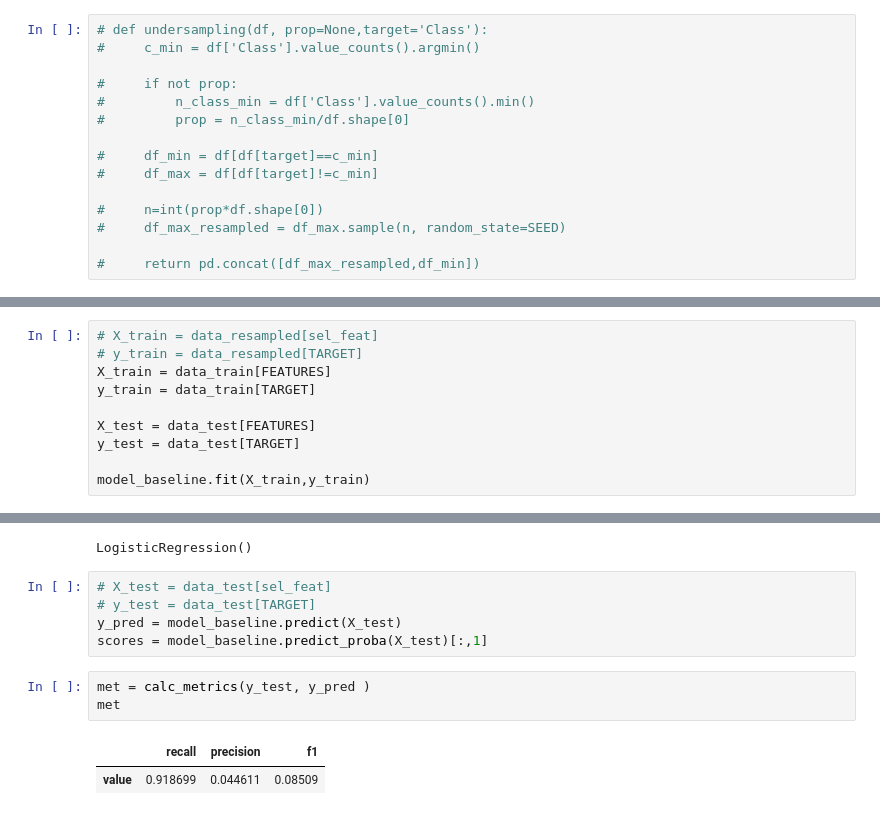
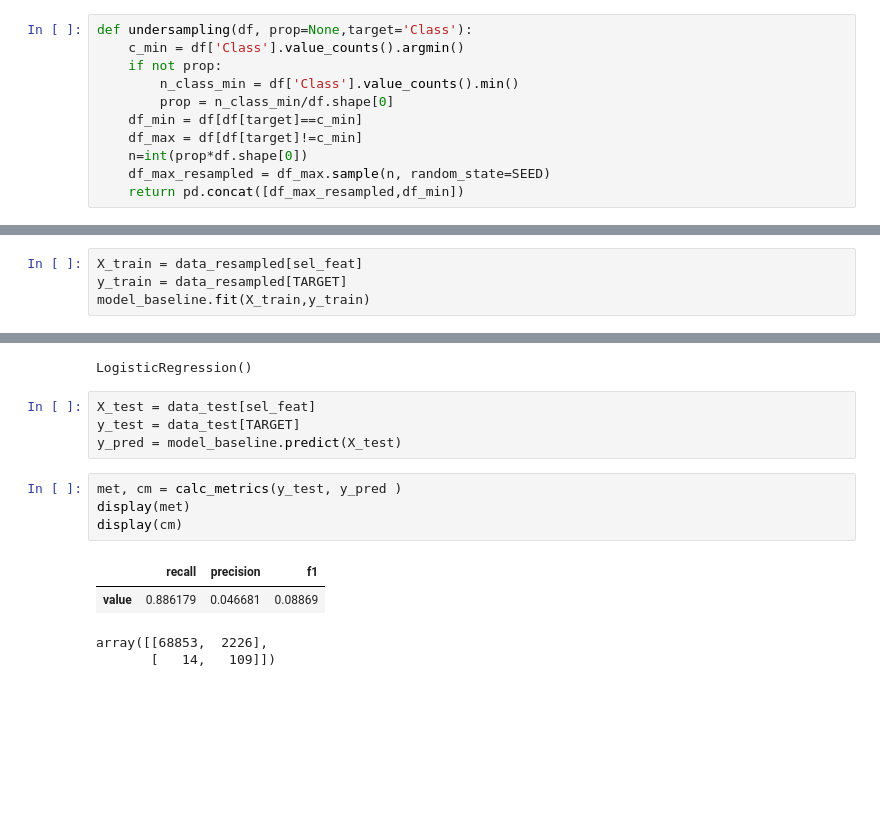
Before and after one commit to thomasport/fraud_detection, a Jupyter notebook: analysis/analysis.ipynb, the cells around one changed output, grey strips where cells are left out. Drawn from its saved outputs; the diff is of its cells as text; blank space fills up the shorter version.

```diff
--- a/analysis/analysis.ipynb
+++ b/analysis/analysis.ipynb
@@ -229,18 +186,14 @@ def conf_mat(y_true, y_pred, figsize=(5,5)):
 # %%
-# def undersampling(df, prop=None,target='Class'):
-#     c_min = df['Class'].value_counts().argmin()
-
-#     if not prop:
-#         n_class_min = df['Class'].value_counts().min()
-#         prop = n_class_min/df.shape[0]
-
-#     df_min = df[df[target]==c_min]
-#     df_max = df[df[target]!=c_min]
-
-#     n=int(prop*df.shape[0])
-#     df_max_resampled = df_max.sample(n, random_state=SEED)
-
-#     return pd.concat([df_max_resampled,df_min])
+def undersampling(df, prop=None,target='Class'):
+    c_min = df['Class'].value_counts().argmin()
+    if not prop:
+        n_class_min = df['Class'].value_counts().min()
+        prop = n_class_min/df.shape[0]
+    df_min = df[df[target]==c_min]
+    df_max = df[df[target]!=c_min]
+    n=int(prop*df.shape[0])
+    df_max_resampled = df_max.sample(n, random_state=SEED)
+    return pd.concat([df_max_resampled,df_min])
 # %%
 data_resampled = undersampling(data_train)
 # %%
@@ -275,14 +237,8 @@ sel_feat = np.array(FEATURES)[sel_feat_idx]
 # %%
 model_baseline = LogisticRegression()
 # %%
-# X_train = data_resampled[sel_feat]
-# y_train = data_resampled[TARGET]
-X_train = data_train[FEATURES]
-y_train = data_train[TARGET]
-
-X_test = data_test[FEATURES]
-y_test = data_test[TARGET]
-
+X_train = data_resampled[sel_feat]
+y_train = data_resampled[TARGET]
 model_baseline.fit(X_train,y_train)
 # %% [output]
 STOP: TOTAL NO. of ITERATIONS REACHED LIMIT.
@@ -294,13 +250,15 @@ Please also refer to the documentation for alternative solver options:
   n_iter_i = _check_optimize_result(
 LogisticRegression()
 # %%
-# X_test = data_test[sel_feat]
-# y_test = data_test[TARGET]
+X_test = data_test[sel_feat]
+y_test = data_test[TARGET]
 y_pred = model_baseline.predict(X_test)
-scores = model_baseline.predict_proba(X_test)[:,1]
 # %%
-met = calc_metrics(y_test, y_pred )
-met
+met, cm = calc_metrics(y_test, y_pred )
+display(met)
+display(cm)
 # %% [output]
 |  | recall | precision | f1 |
-| value | 0.918699 | 0.044611 | 0.08509 |
+| value | 0.886179 | 0.046681 | 0.08869 |
+array([[68853,  2226],
+       [   14,   109]])
```
Also changed, not shown: parts of 50 cells of this notebook, 4 other files.
